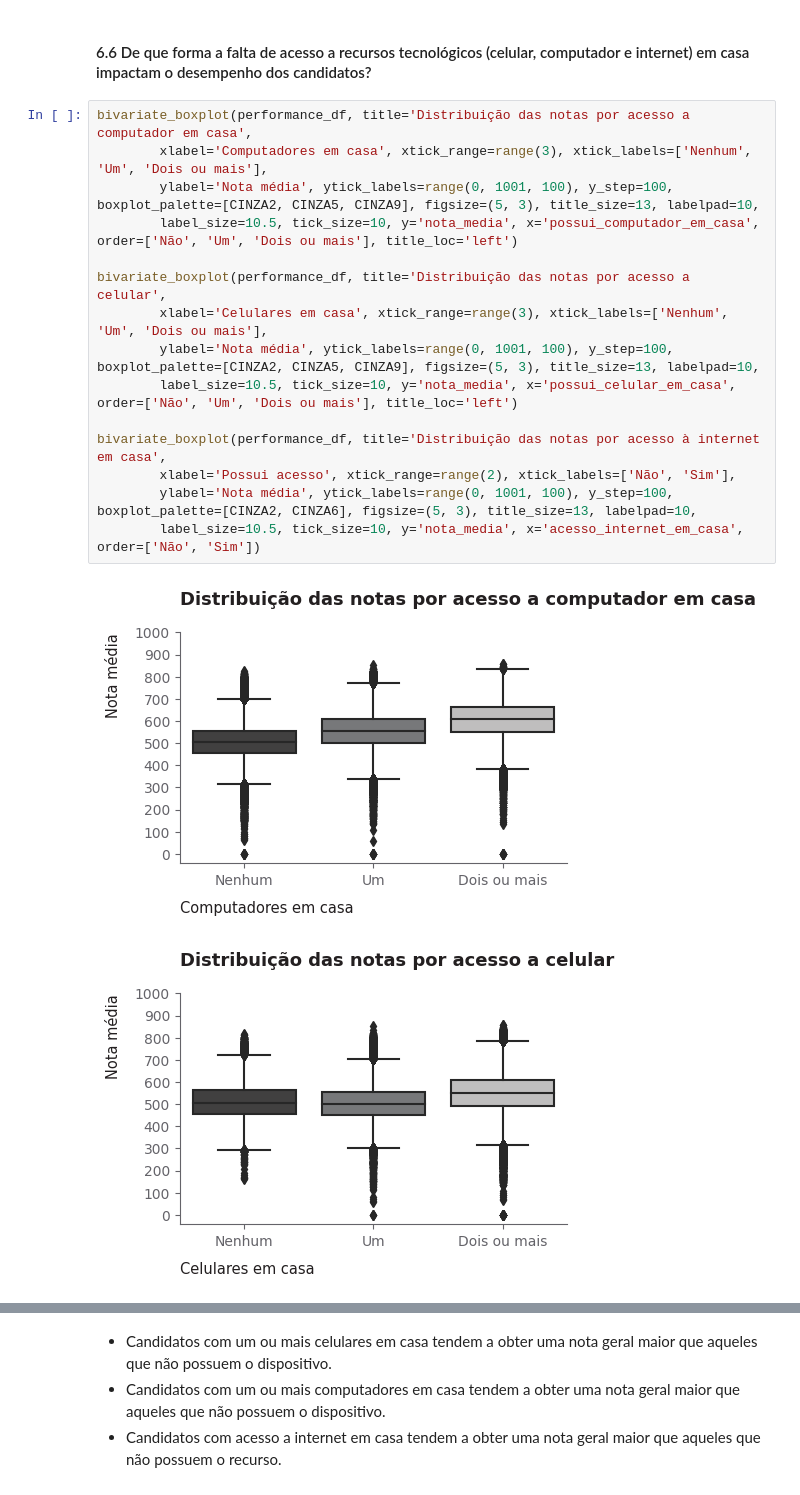
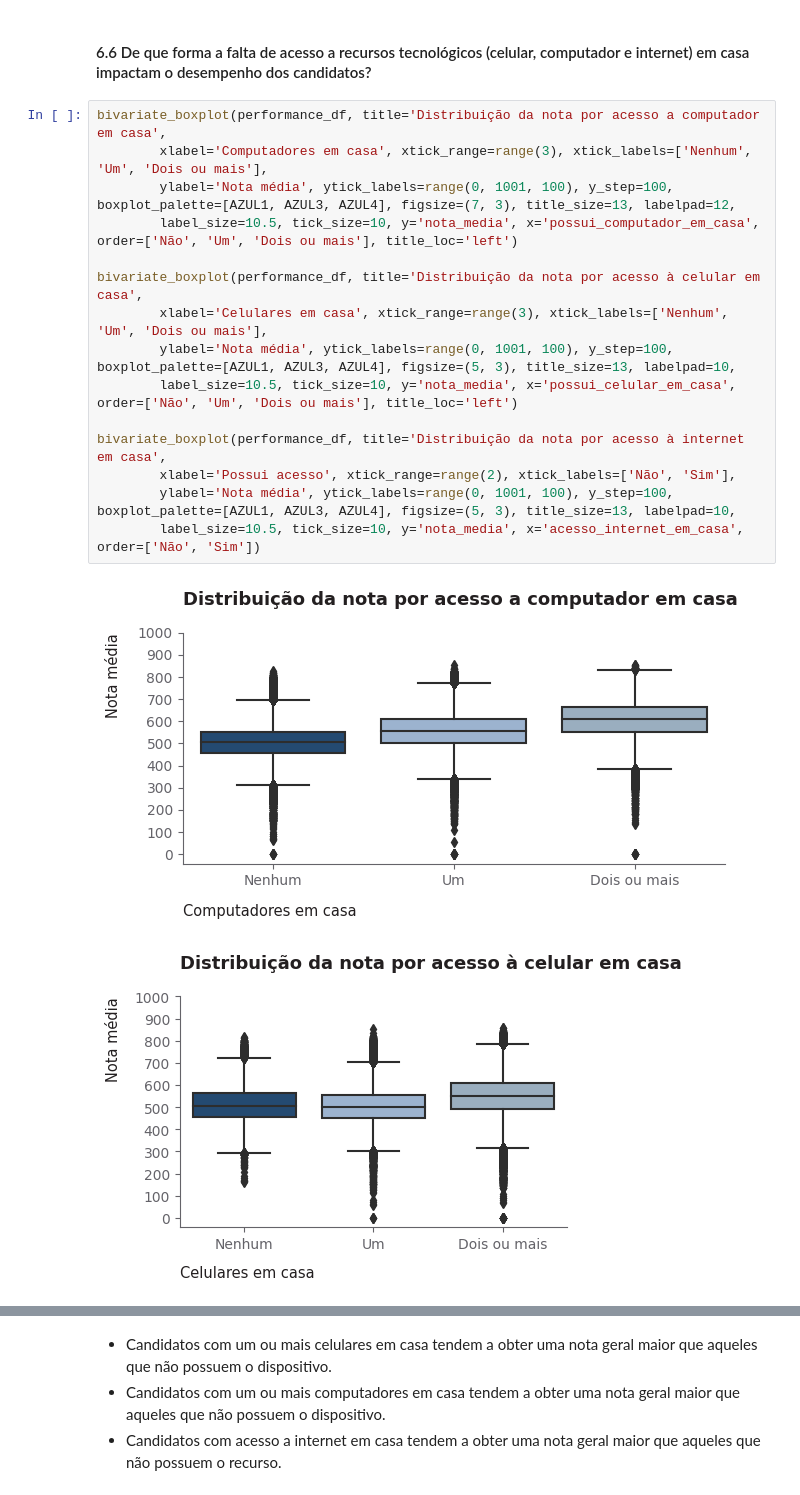
Before and after one commit to allmeidaapedro/Enem-Analysis, a Jupyter notebook: notebooks/2_eda.ipynb, the cells around one changed output, grey strips where cells are left out. Drawn from its saved outputs; the diff is of its cells as text.

```diff
--- a/notebooks/2_eda.ipynb
+++ b/notebooks/2_eda.ipynb
@@ -763,20 +542,20 @@ barh_plot(esc_mae_grade, 'escolaridade_mae', 'nota_media',
 # %% [markdown]
 #### 6.6 De que forma a falta de acesso a recursos tecnológicos (celular, computador e internet) em casa impactam o desempenho dos candidatos?
 # %%
-bivariate_boxplot(performance_df, title='Distribuição das notas por acesso a computador em casa',
+bivariate_boxplot(performance_df, title='Distribuição da nota por acesso a computador em casa',
         xlabel='Computadores em casa', xtick_range=range(3), xtick_labels=['Nenhum', 'Um', 'Dois ou mais'],
-        ylabel='Nota média', ytick_labels=range(0, 1001, 100), y_step=100, boxplot_palette=[CINZA2, CINZA5, CINZA9], figsize=(5, 3), title_size=13, labelpad=10,
+        ylabel='Nota média', ytick_labels=range(0, 1001, 100), y_step=100, boxplot_palette=[AZUL1, AZUL3, AZUL4], figsize=(7, 3), title_size=13, labelpad=12,
         label_size=10.5, tick_size=10, y='nota_media', x='possui_computador_em_casa', order=['Não', 'Um', 'Dois ou mais'], title_loc='left')
 
-bivariate_boxplot(performance_df, title='Distribuição das notas por acesso a celular',
+bivariate_boxplot(performance_df, title='Distribuição da nota por acesso à celular em casa',
         xlabel='Celulares em casa', xtick_range=range(3), xtick_labels=['Nenhum', 'Um', 'Dois ou mais'],
-        ylabel='Nota média', ytick_labels=range(0, 1001, 100), y_step=100, boxplot_palette=[CINZA2, CINZA5, CINZA9], figsize=(5, 3), title_size=13, labelpad=10,
+        ylabel='Nota média', ytick_labels=range(0, 1001, 100), y_step=100, boxplot_palette=[AZUL1, AZUL3, AZUL4], figsize=(5, 3), title_size=13, labelpad=10,
         label_size=10.5, tick_size=10, y='nota_media', x='possui_celular_em_casa', order=['Não', 'Um', 'Dois ou mais'], title_loc='left')
 
-bivariate_boxplot(performance_df, title='Distribuição das notas por acesso à internet em casa',
+bivariate_boxplot(performance_df, title='Distribuição da nota por acesso à internet em casa',
         xlabel='Possui acesso', xtick_range=range(2), xtick_labels=['Não', 'Sim'],
-        ylabel='Nota média', ytick_labels=range(0, 1001, 100), y_step=100, boxplot_palette=[CINZA2, CINZA6], figsize=(5, 3), title_size=13, labelpad=10,
+        ylabel='Nota média', ytick_labels=range(0, 1001, 100), y_step=100, boxplot_palette=[AZUL1, AZUL3, AZUL4], figsize=(5, 3), title_size=13, labelpad=10,
         label_size=10.5, tick_size=10, y='nota_media', x='acesso_internet_em_casa', order=['Não', 'Sim'])
 # %% [output]
-[figure, old version]
+[figure, new version]
-[figure, old version]
+[figure, new version]
```
Also changed, not shown: parts of 27 cells of this notebook, 1 other file.
